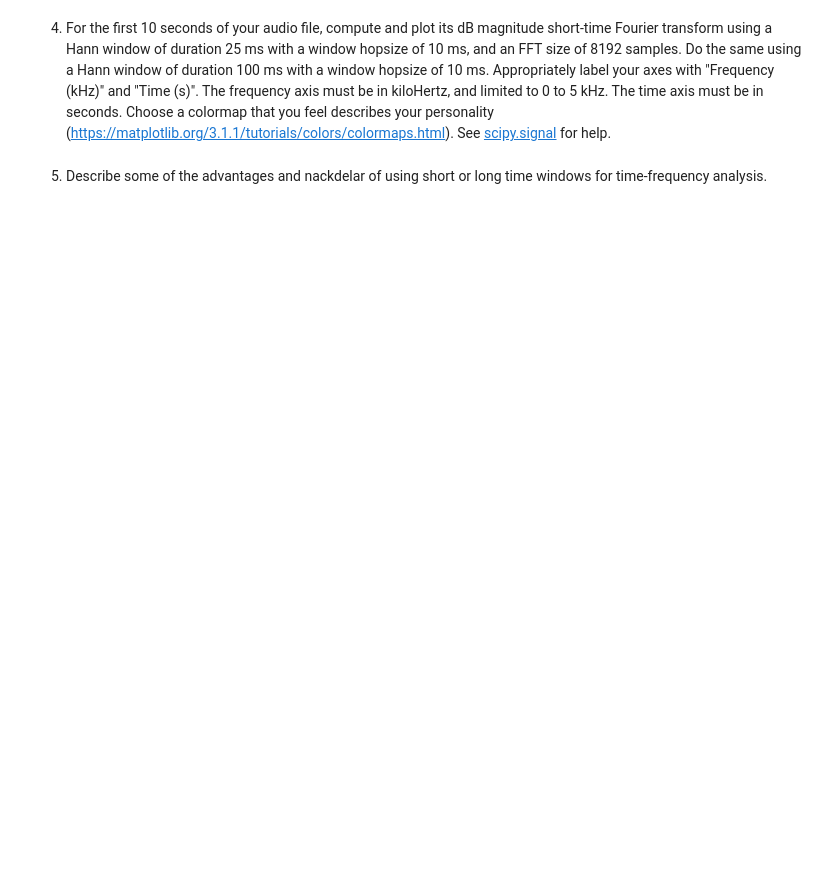
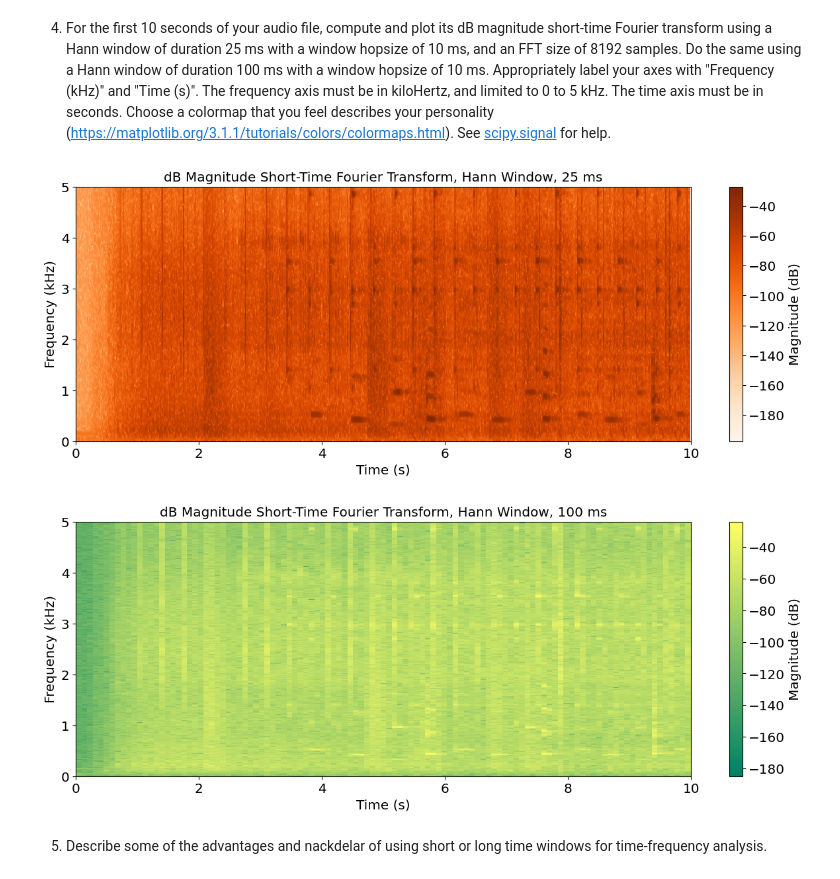
Before and after one commit to Kikaze-K/DT2470-Music-Informatics, a Jupyter notebook: labs/lab1/DT2470_lab01.ipynb, the cells around one changed output. Cells and saved outputs as stored; diff of their text form; code cells hidden in the pictures; blank space fills up the shorter version.

```diff
--- a/labs/lab1/DT2470_lab01.ipynb
+++ b/labs/lab1/DT2470_lab01.ipynb
@@ -101,4 +131,38 @@ plt.plot(time2,sample_seg2)
 # %% [markdown]
 4. For the first 10 seconds of your audio file, compute and plot its dB magnitude short-time Fourier transform using a Hann window of duration 25 ms with a window hopsize of 10 ms, and an FFT size of 8192 samples. Do the same using a Hann window of duration 100 ms with a window hopsize of 10 ms. Appropriately label your axes with "Frequency (kHz)" and "Time (s)". The frequency axis must be in kiloHertz, and limited to 0 to 5 kHz. The time axis must be in seconds. Choose a colormap that you feel describes your personality (https://matplotlib.org/3.1.1/tutorials/colors/colormaps.html). See [scipy.signal](https://docs.scipy.org/doc/scipy/reference/generated/scipy.signal.stft.html) for help.
+# %%
+# add your code below
+
+from scipy.signal import spectrogram
+
+audio10s = np.array(samples_array[:10 * samplerate])
+window25 = int(0.001*25*samplerate)
+window100 = int(0.001*100*samplerate)
+hop10 = int(0.001*10*samplerate)
+
+freq1, t1, seg1 = spectrogram(audio10s, fs=samplerate, window='hann', nperseg=window25, noverlap=hop10, nfft=8192)
+plt.figure()
+plt.xlabel('Time (s)')
+plt.ylabel('Frequency (kHz)')
+plt.title('dB Magnitude Short-Time Fourier Transform, Hann Window, 25 ms')
+plt.pcolormesh(t1, freq1/1000, 10*np.log10(seg1), cmap='Oranges')
+plt.colorbar(label='Magnitude (dB)')
+plt.xlim(0, 10)
+plt.ylim(0, 5)
+
+freq2, t2, seg2 = spectrogram(audio10s, fs=samplerate, window='hann', nperseg=window100, noverlap=hop10, nfft=8192)
+plt.figure()
+plt.xlabel('Time (s)')
+plt.ylabel('Frequency (kHz)')
+plt.title('dB Magnitude Short-Time Fourier Transform, Hann Window, 100 ms')
+plt.pcolormesh(t2, freq2/1000, 10*np.log10(seg2), cmap='summer')
+plt.colorbar(label='Magnitude (dB)')
+plt.xlim(0, 10)
+plt.ylim(0, 5)
+
+plt.show()
+# %% [output]
+[figure, added]
+[figure, added]
 # %% [markdown]
 5. Describe some of the advantages and nackdelar of using short or long time windows for time-frequency analysis.
```
Also changed, not shown: parts of 5 cells of this notebook.
